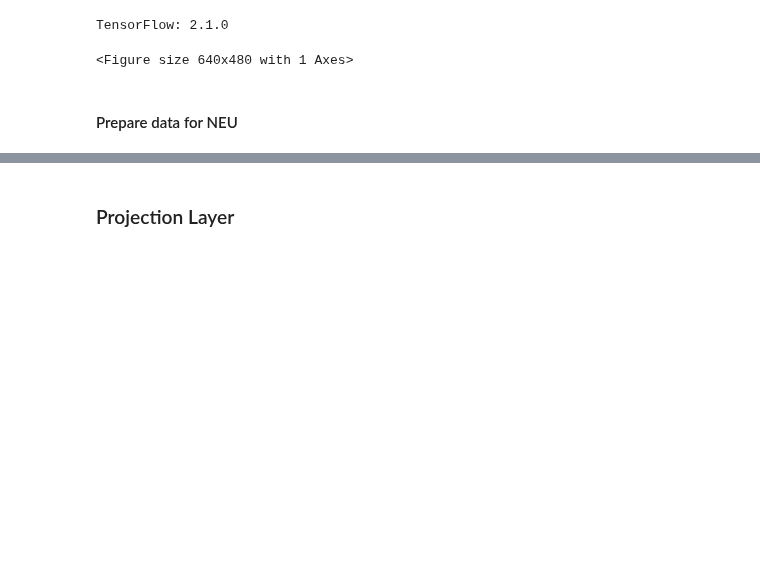
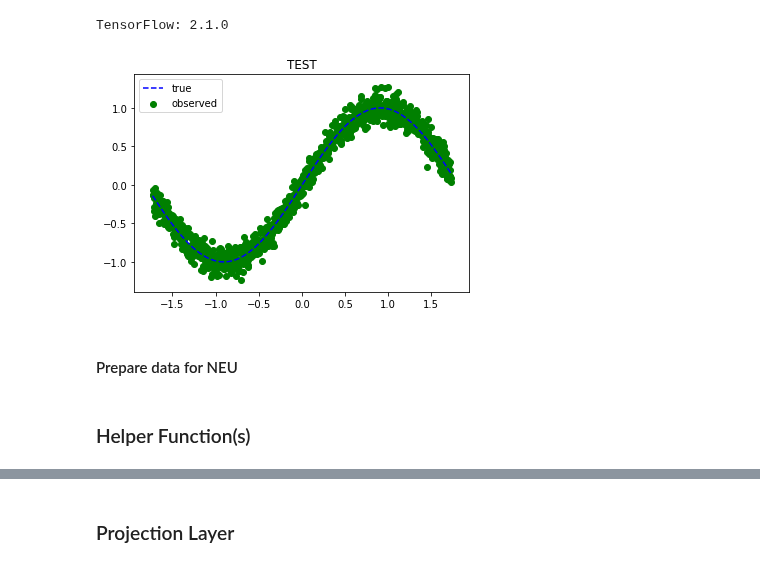
Before and after one commit to AnastasisKratsios/NEU_Non_Euclidean_Upgrading, a Jupyter notebook: NEU_Redux_BU.ipynb, the cells around one changed output, grey strips where cells are left out. Cells and saved outputs as stored; diff of their text form; code cells hidden in the pictures; blank space fills up the shorter version.

```diff
--- a/NEU_Redux_BU.ipynb
+++ b/NEU_Redux_BU.ipynb
@@ -48,32 +52,32 @@ print('TensorFlow:', tf.__version__)
 Using TensorFlow backend.
 TensorFlow: 2.1.0
 # %%
-N_Reconfigurations = 10**2
+N_Reconfigurations = 200
 d = 1 # Dimension of X
 D = 1 # Dimension of Y
 
 
 # Data Meta-Parameters
 noise_level = 0.1
 uncertainty_level= 0.5
 
 # Training meta-parameters
-Pre_Epochs = 50
-Full_Epochs = 100
+Pre_Epochs = 100
+Full_Epochs = 800
 
 # # Height Per Reconfiguration
 # Height_factor_Per_reconfig = d+D
 
 # Number of Datapoints
 N_data = 10**3
 # Unknown Function
 def unknown_f(x):
     return np.sin(x) #+ (x % 2)
 
 # Generate Data
 %run Data_Generator.ipynb
 # %% [output]
-<Figure size 640x480 with 1 Axes>
+[figure, added]
 # %% [markdown]
 #### Prepare data for NEU
 # %%
@@ -87,3 +91,5 @@ model_pred_y = linear_model.predict(data_x)
 # Map to Graph
 data_NEU = np.concatenate((data_x,model_pred_y.reshape(-1,D)),1)
 NEU_targets  = data_y.reshape(-1,D)
+# %% [markdown]
+### Helper Function(s)
```
Also changed, not shown: parts of 14 cells of this notebook.
